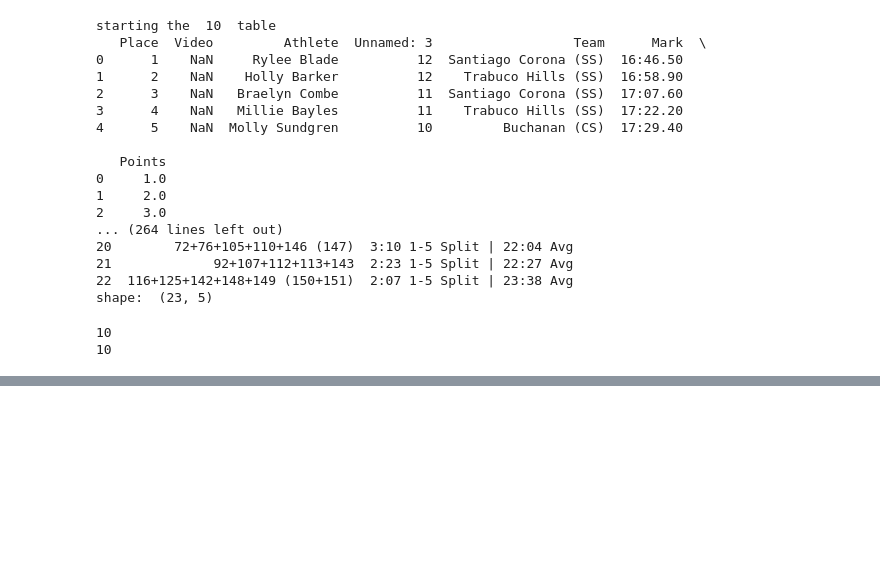
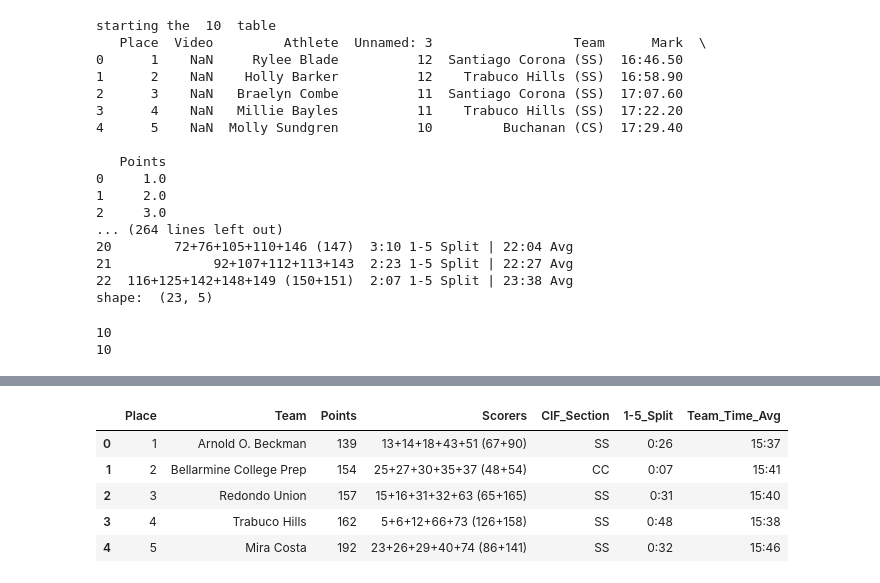
Before and after one commit to natewebster1/xc-analysis, a Jupyter notebook: cif-state.ipynb, the cells around one changed output, grey strips where cells are left out. Saved outputs shown, nothing was run; the diff lists cells and outputs as text; code cells hidden in the pictures; blank space fills up the shorter version.

```diff
--- a/cif-state.ipynb
+++ b/cif-state.ipynb
@@ -111,0 +267,3 @@ print(len(team_results))
+# %%
+df = team_results[0]
+df.head()
@@ -111,0 +365,9 @@ print(len(team_results))
+# %%
+df.head()
+# %% [output]
+|  | Place | Team | Points | Scorers | CIF_Section | 1-5_Split | Team_Time_Avg |
+| 0 | 1 | Arnold O. Beckman | 139 | 13+14+18+43+51 (67+90) | SS | 0:26 | 15:37 |
+| 1 | 2 | Bellarmine College Prep | 154 | 25+27+30+35+37 (48+54) | CC | 0:07 | 15:41 |
+| 2 | 3 | Redondo Union | 157 | 15+16+31+32+63 (65+165) | SS | 0:31 | 15:40 |
+| 3 | 4 | Trabuco Hills | 162 | 5+6+12+66+73 (126+158) | SS | 0:48 | 15:38 |
+| 4 | 5 | Mira Costa | 192 | 23+26+29+40+74 (86+141) | SS | 0:32 | 15:46 |
```
Also changed, not shown: parts of 19 cells of this notebook.
